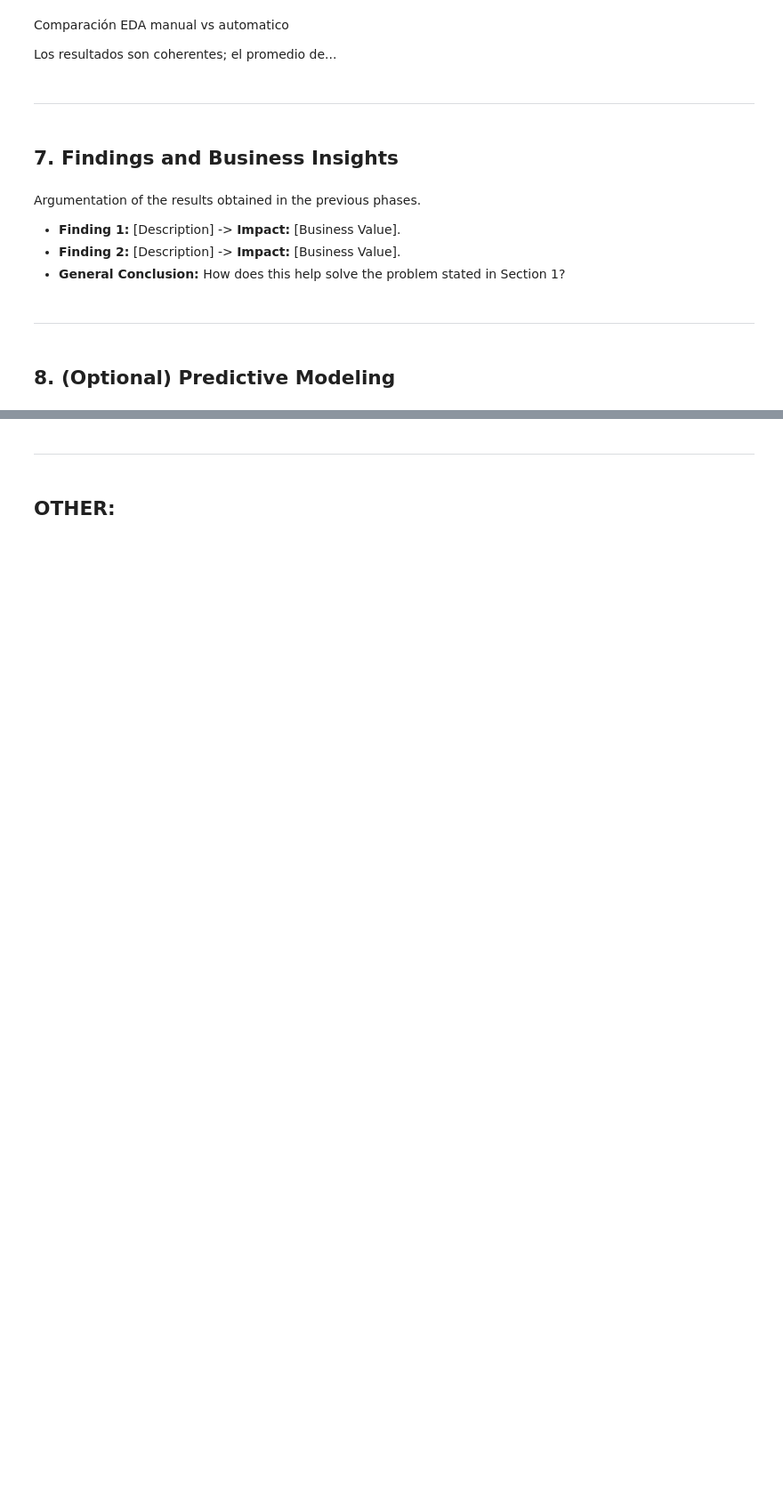
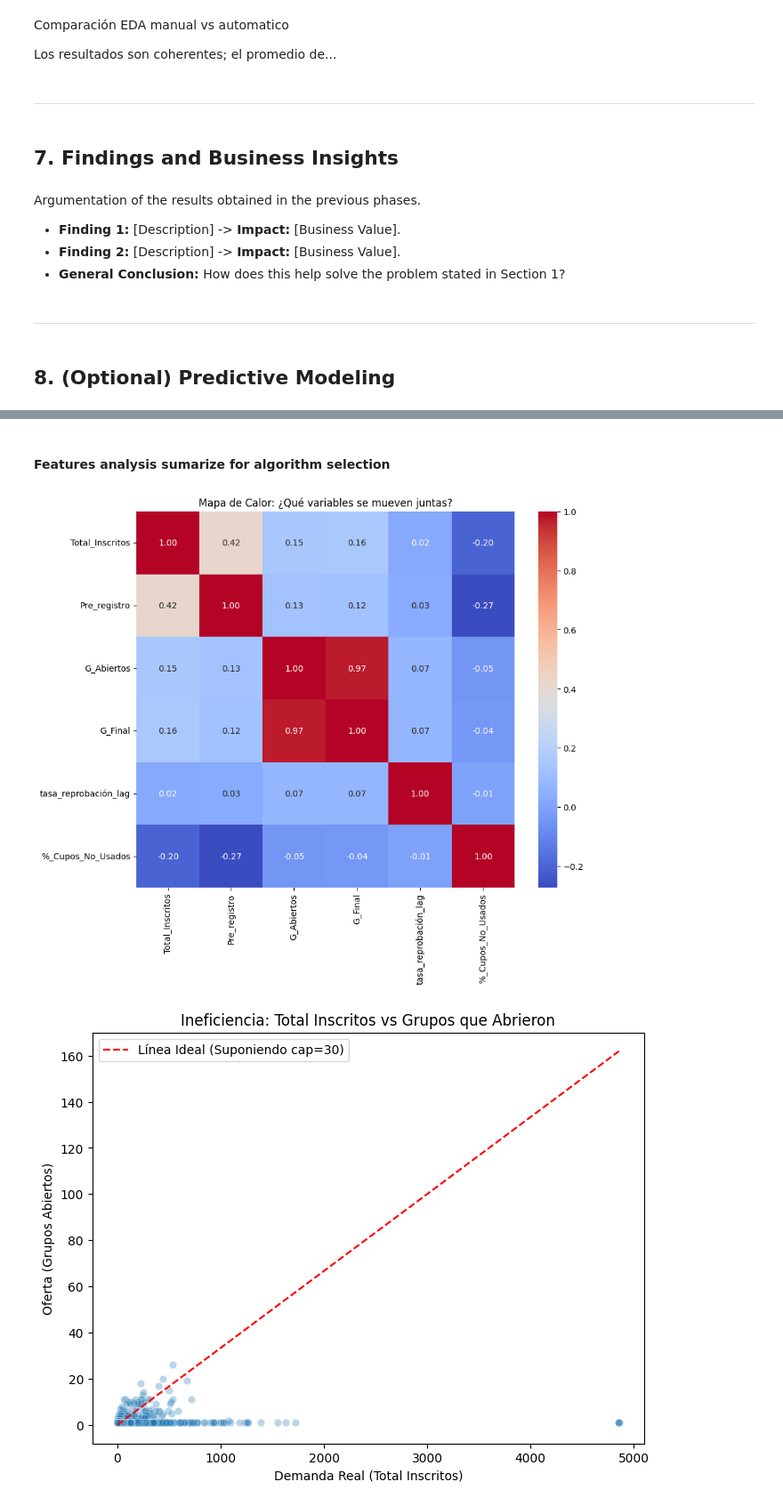
Before and after one commit to SaraMR9/Maestria---Fundamentos-en-ciencia-de-datos, a Jupyter notebook: Proyecto_Final/notebooks/20260207_Final_Project.ipynb, the cells around one changed output, grey strips where cells are left out. Shown at 89% size. Saved outputs shown, nothing was run; the diff lists cells and outputs as text; code cells hidden in the pictures; blank space fills up the shorter version.

```diff
--- a/Proyecto_Final/notebooks/20260207_Final_Project.ipynb
+++ b/Proyecto_Final/notebooks/20260207_Final_Project.ipynb
@@ -1777,7 +1764,16 @@ We will apply **Smart Imputation** instead of deletion:
 # 1. Create a deep copy to preserve the original dataframe
 df_final_clean = df_final.copy()
 
+# ---------------------------------------------------------
+# STEP 1.1: CLEANUP TEMPORARY COLUMNS
+# ---------------------------------------------------------
+# We drop the boolean columns created during the EDA diagnosis ('is_missing_...')
+# so they don't clutter the final dataset. We only keep the new 'missing_prereg' created below.
+eda_cols_to_drop = ['is_missing_prereg', 'is_missing_lag']
+df_final_clean = df_final_clean.drop(columns=[c for c in eda_cols_to_drop if c in df_final_clean.columns])
+
 print(f"Original shape: {df_final.shape}")
+print(f"Shape after cleanup: {df_final_clean.shape}")
 
 # ---------------------------------------------------------
 # STRATEGY 1: PRE_REGISTRO (Imputation with Flag)
@@ -1814,8 +1810,12 @@ print(df_final_clean[['Pre_registro', 'tasa_reprobación_lag']].isnull().sum())
 
 print("\n--- Sample of Imputed Data ---")
 # Show columns to verify the flag and the filled values
+# Note: We now check 'missing_prereg' (the int flag), not 'is_missing_prereg' (the bool EDA flag)
 cols_to_check = ['Semestre', 'Escuela', 'Pre_registro', 'missing_prereg', 'tasa_reprobación_lag']
 display(df_final_clean[cols_to_check].head())
+
+# Return the clean dataframe
+print(df_final_clean.shape)
 df_final_clean
 # %% [output]
 Original shape: (12607, 14)
@@ -3222,4 +3214,0 @@ Application of Machine Learning algorithms.
-# %% [markdown]
----
-# %% [markdown]
-## OTHER:
@@ -3231,0 +3215,40 @@ Application of Machine Learning algorithms.
+# %% [markdown]
+#### **Features analysis sumarize for algorithm selection**
+# %%
+
+
+# 1. Matriz de Correlación (Para ver quién manda)
+# Filtramos solo columnas numéricas
+cols_numericas = ['Total_Inscritos', 'Pre_registro', 'G_Abiertos', 'G_Final',
+                  'tasa_reprobación_lag', '%_Cupos_No_Usados']
+
+plt.figure(figsize=(10, 8))
+sns.heatmap(df_final_clean[cols_numericas].corr(), annot=True, cmap='coolwarm', fmt=".2f")
+plt.title("Mapa de Calor: ¿Qué variables se mueven juntas?")
+plt.show()
+
+# 2. Scatter Plot: La Realidad vs La Planificación
+# Esto te mostrará qué tan "fuera de lugar" ha estado la planeación histórica
+plt.figure(figsize=(8, 6))
+sns.scatterplot(data=df_final_clean, x='Total_Inscritos', y='G_Abiertos', alpha=0.3)
+plt.plot([0, df_final_clean['Total_Inscritos'].max()], [0, df_final_clean['Total_Inscritos'].max()/30], 'r--', label='Línea Ideal (Suponiendo cap=30)')
+plt.title("Ineficiencia: Total Inscritos vs Grupos que Abrieron")
+plt.xlabel("Demanda Real (Total Inscritos)")
+plt.ylabel("Oferta (Grupos Abiertos)")
+plt.legend()
+plt.show()
+
+# 3. Análisis de Outliers (Cajas y Bigotes)
+# Para decidir si normalizamos (MinMax/StandardScaler) o transformamos (Log)
+plt.figure(figsize=(12, 5))
+plt.subplot(1, 2, 1)
+sns.boxplot(x=df_final_clean['Total_Inscritos'])
+plt.title("Detectando Outliers en Total_Inscritos")
+
+plt.subplot(1, 2, 2)
+sns.boxplot(x=df_final_clean['Pre_registro'])
+plt.title("Detectando Outliers en Pre_registro")
+plt.show()
+# %% [output]
+[figure, added]
+[figure, added]
```
Also changed, not shown: parts of 25 cells of this notebook, 2 other files.
